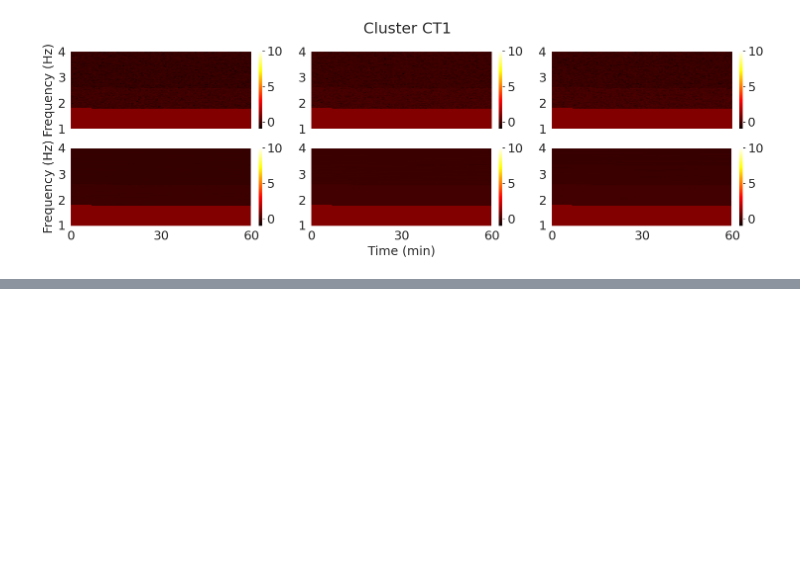
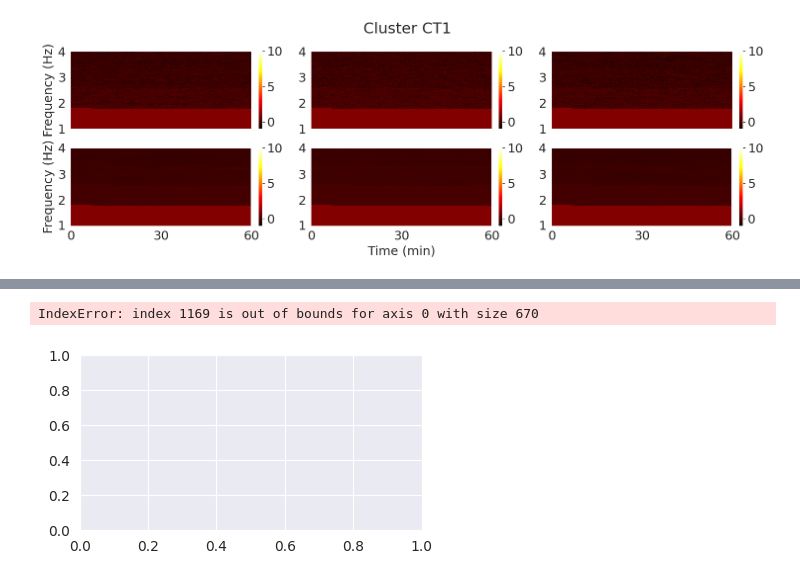
Before and after one commit to UW-MLGEO/MLGEO2024_Geldingadalir, a Jupyter notebook: notebooks/ClusTremor_Pytorch.ipynb, the cells around one changed output, grey strips where cells are left out. Cells and saved outputs as stored; diff of their text form; code cells hidden in the pictures; blank space fills up the shorter version.

```diff
--- a/notebooks/ClusTremor_Pytorch.ipynb
+++ b/notebooks/ClusTremor_Pytorch.ipynb
@@ -1195,0 +1278,29 @@ plt.show()
+# %%
+
+# Create figure and grid layout
+fig = plt.figure(figsize=(15, 5))
+spec = gridspec.GridSpec(2, 3)
+
+# Define plot parameters
+freq_ticks = [0, 1.33, 2.66, 4]
+freq_labels = [1, 2, 3, 4]
+x_ticks = np.arange(0, 128, 63.999)
+x_labels = [0, 30, 60]
+
+# Plot the spectrograms
+plot_spectrogram(fig.add_subplot(spec[0, 0]), data_file, 1169, freq_ticks=freq_ticks, freq_labels=freq_labels, ylabel='Frequency (Hz)')
+plot_spectrogram(fig.add_subplot(spec[0, 1]), data_file, 1170, freq_ticks=freq_ticks, freq_labels=freq_labels)
+plot_spectrogram(fig.add_subplot(spec[0, 2]), data_file, 1171, freq_ticks=freq_ticks, freq_labels=freq_labels)
+
+plot_spectrogram(fig.add_subplot(spec[1, 0]), decoded_imgs, 1169, freq_ticks=freq_ticks, freq_labels=freq_labels, ylabel='Frequency (Hz)', x_ticks=x_ticks, x_labels=x_labels)
+plot_spectrogram(fig.add_subplot(spec[1, 1]), decoded_imgs, 1170, freq_ticks=freq_ticks, freq_labels=freq_labels, xlabel="Time (min)", x_ticks=x_ticks, x_labels=x_labels)
+plot_spectrogram(fig.add_subplot(spec[1, 2]), decoded_imgs, 1171, freq_ticks=freq_ticks, freq_labels=freq_labels, x_ticks=x_ticks, x_labels=x_labels)
+
+# Set overall title and layout
+fig.suptitle('Cluster ET', fontsize=22)
+plt.tight_layout()
+savefig('In&out-ET.png', dpi=100)
+plt.show()
+# %% [output]
+IndexError: index 1169 is out of bounds for axis 0 with size 670
+[figure, added]
```
Also changed, not shown: parts of 24 cells of this notebook, 15 other files.
